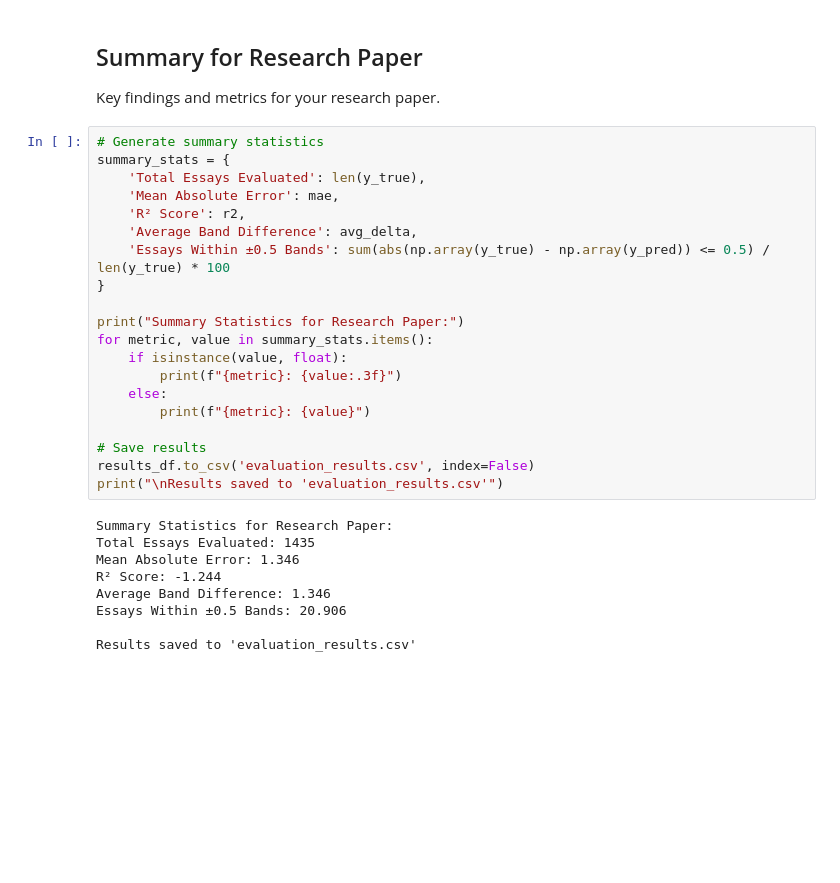
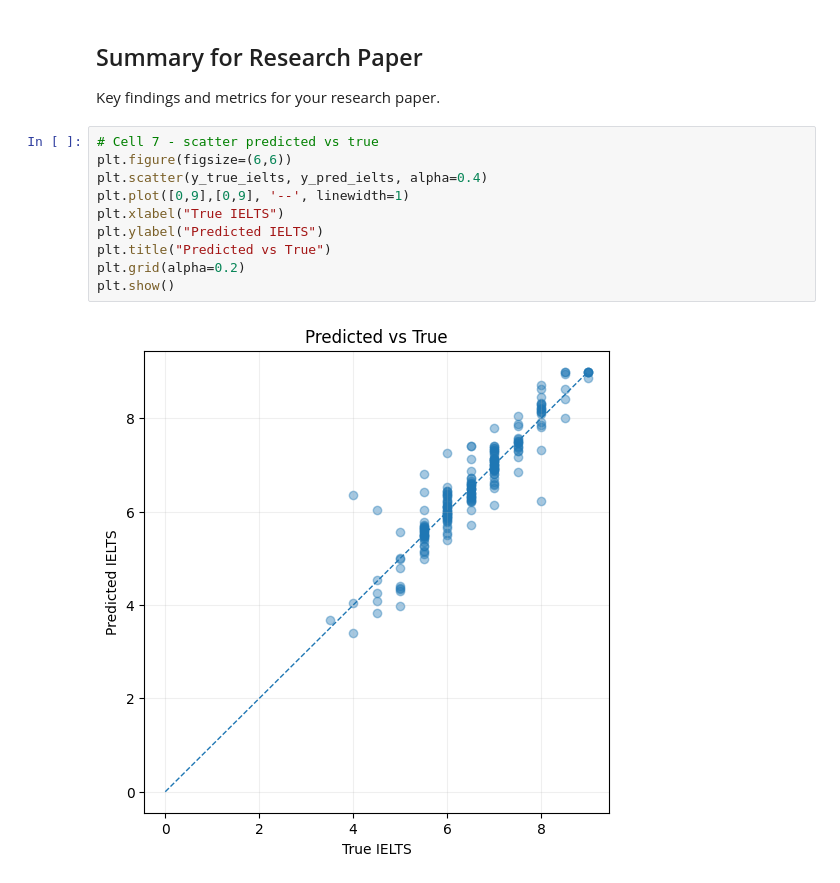
Before and after one commit to pyjpg/IELTS_Predictions, a Jupyter notebook: model_evaluation.ipynb, the cells around one changed output. Cells and saved outputs as stored; diff of their text form; blank space fills up the shorter version.

Commit message:
High score Achieved

```diff
--- a/model_evaluation.ipynb
+++ b/model_evaluation.ipynb
@@ -244,31 +190,14 @@ Score Improvement: 0.00 bands
 
 Key findings and metrics for your research paper.
 # %%
-# Generate summary statistics
-summary_stats = {
-    'Total Essays Evaluated': len(y_true),
-    'Mean Absolute Error': mae,
-    'R² Score': r2,
-    'Average Band Difference': avg_delta,
-    'Essays Within ±0.5 Bands': sum(abs(np.array(y_true) - np.array(y_pred)) <= 0.5) / len(y_true) * 100
-}
-
-print("Summary Statistics for Research Paper:")
-for metric, value in summary_stats.items():
-    if isinstance(value, float):
-        print(f"{metric}: {value:.3f}")
-    else:
-        print(f"{metric}: {value}")
-
-# Save results
-results_df.to_csv('evaluation_results.csv', index=False)
-print("\nResults saved to 'evaluation_results.csv'")
+# Cell 7 - scatter predicted vs true
+plt.figure(figsize=(6,6))
+plt.scatter(y_true_ielts, y_pred_ielts, alpha=0.4)
+plt.plot([0,9],[0,9], '--', linewidth=1)
+plt.xlabel("True IELTS")
+plt.ylabel("Predicted IELTS")
+plt.title("Predicted vs True")
+plt.grid(alpha=0.2)
+plt.show()
 # %% [output]
-Summary Statistics for Research Paper:
-Total Essays Evaluated: 1435
-Mean Absolute Error: 1.346
-R² Score: -1.244
-Average Band Difference: 1.346
-Essays Within ±0.5 Bands: 20.906
-
-Results saved to 'evaluation_results.csv'
+[figure, added]
```
Also changed, not shown: parts of 10 cells of this notebook, 4 other files.
